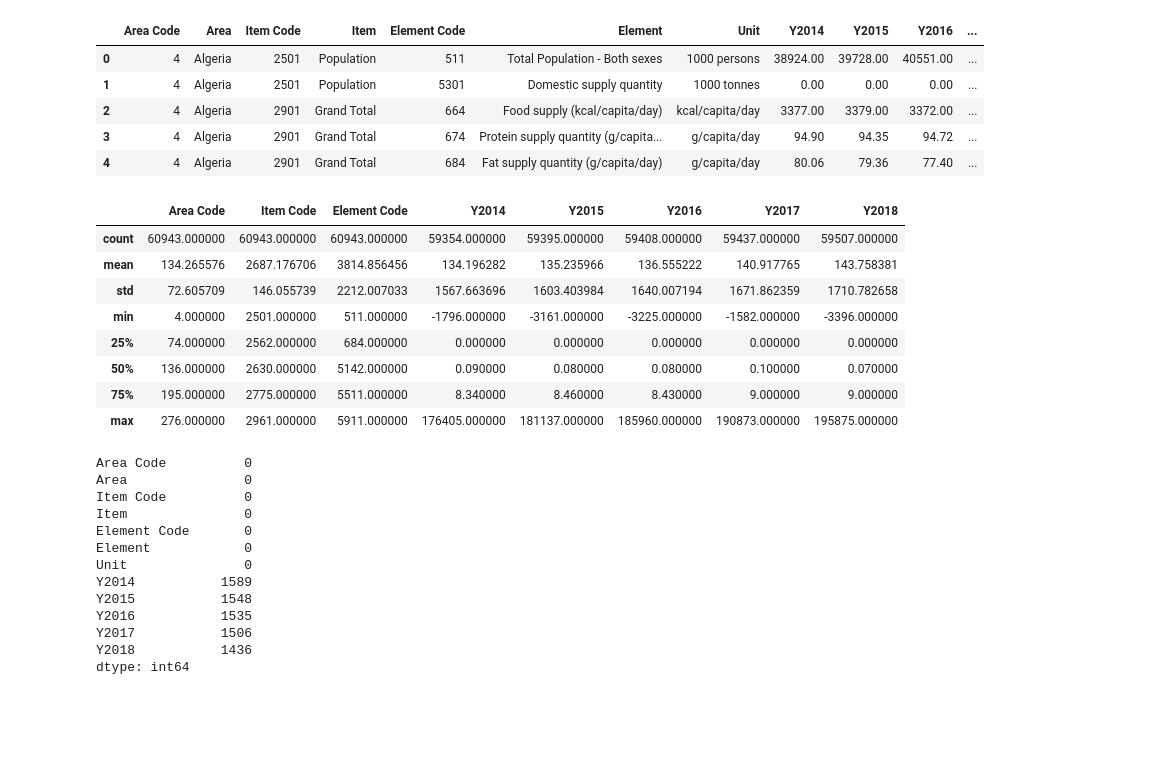
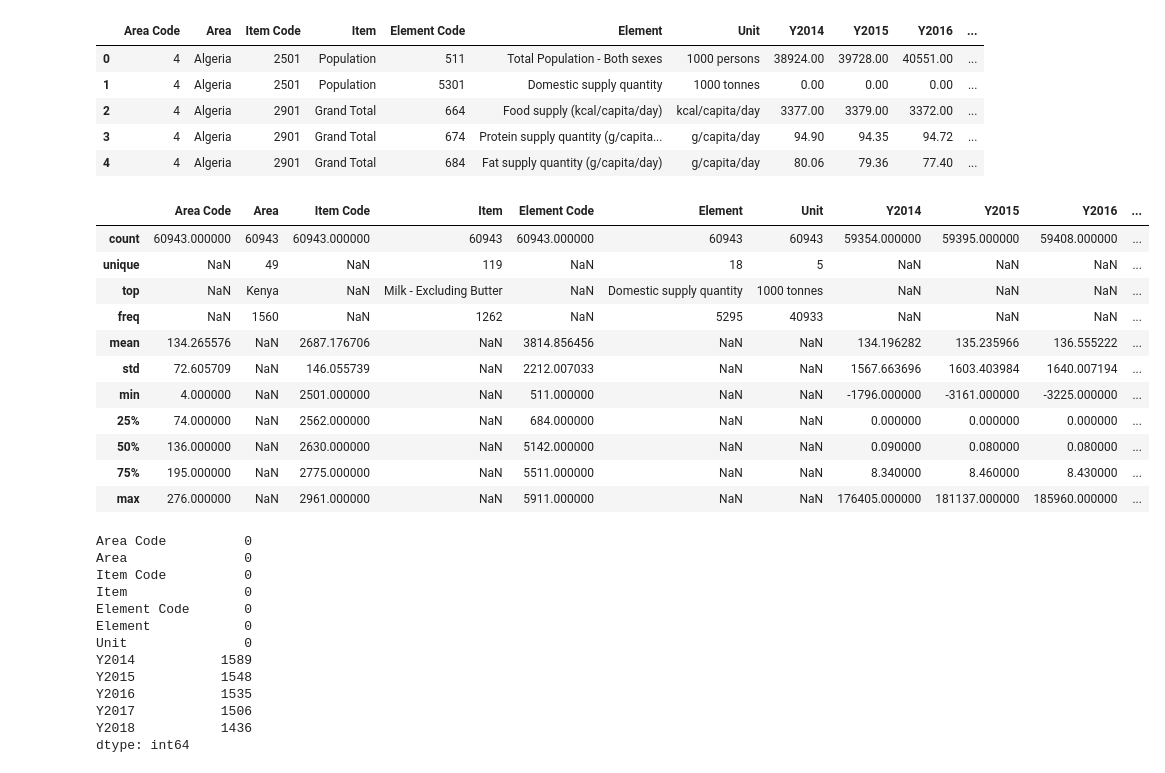
Before and after one commit to Rubylena/Quiz1, a Jupyter notebook: Quiz 1.ipynb, the cells around one changed output. Drawn from its saved outputs; the diff is of its cells as text; code cells hidden in the pictures; blank space fills up the shorter version.

```diff
--- a/Quiz 1.ipynb
+++ b/Quiz 1.ipynb
@@ -13,15 +30,18 @@ climate_data.head(5)
 | 3 | 4 | Algeria | 2901 | Grand Total | 674 | Protein supply quantity (g/capita... | g/capita/day | 94.90 | 94.35 | 94.72 | ... |
 | 4 | 4 | Algeria | 2901 | Grand Total | 684 | Fat supply quantity (g/capita/day) | g/capita/day | 80.06 | 79.36 | 77.40 | ... |
 # %%
-climate_data.describe()
+climate_data.describe(include='all')
 # %% [output]
-|  | Area Code | Item Code | Element Code | Y2014 | Y2015 | Y2016 | Y2017 | Y2018 |
-| count | 60943.000000 | 60943.000000 | 60943.000000 | 59354.000000 | 59395.000000 | 59408.000000 | 59437.000000 | 59507.000000 |
-| mean | 134.265576 | 2687.176706 | 3814.856456 | 134.196282 | 135.235966 | 136.555222 | 140.917765 | 143.758381 |
-| std | 72.605709 | 146.055739 | 2212.007033 | 1567.663696 | 1603.403984 | 1640.007194 | 1671.862359 | 1710.782658 |
-| min | 4.000000 | 2501.000000 | 511.000000 | -1796.000000 | -3161.000000 | -3225.000000 | -1582.000000 | -3396.000000 |
-| 25% | 74.000000 | 2562.000000 | 684.000000 | 0.000000 | 0.000000 | 0.000000 | 0.000000 | 0.000000 |
-| 50% | 136.000000 | 2630.000000 | 5142.000000 | 0.090000 | 0.080000 | 0.080000 | 0.100000 | 0.070000 |
-| 75% | 195.000000 | 2775.000000 | 5511.000000 | 8.340000 | 8.460000 | 8.430000 | 9.000000 | 9.000000 |
-| max | 276.000000 | 2961.000000 | 5911.000000 | 176405.000000 | 181137.000000 | 185960.000000 | 190873.000000 | 195875.000000 |
+|  | Area Code | Area | Item Code | Item | Element Code | Element | Unit | Y2014 | Y2015 | Y2016 | ... |
+| count | 60943.000000 | 60943 | 60943.000000 | 60943 | 60943.000000 | 60943 | 60943 | 59354.000000 | 59395.000000 | 59408.000000 | ... |
+| unique | NaN | 49 | NaN | 119 | NaN | 18 | 5 | NaN | NaN | NaN | ... |
+| top | NaN | Kenya | NaN | Milk - Excluding Butter | NaN | Domestic supply quantity | 1000 tonnes | NaN | NaN | NaN | ... |
+| freq | NaN | 1560 | NaN | 1262 | NaN | 5295 | 40933 | NaN | NaN | NaN | ... |
+| mean | 134.265576 | NaN | 2687.176706 | NaN | 3814.856456 | NaN | NaN | 134.196282 | 135.235966 | 136.555222 | ... |
+| std | 72.605709 | NaN | 146.055739 | NaN | 2212.007033 | NaN | NaN | 1567.663696 | 1603.403984 | 1640.007194 | ... |
+| min | 4.000000 | NaN | 2501.000000 | NaN | 511.000000 | NaN | NaN | -1796.000000 | -3161.000000 | -3225.000000 | ... |
+| 25% | 74.000000 | NaN | 2562.000000 | NaN | 684.000000 | NaN | NaN | 0.000000 | 0.000000 | 0.000000 | ... |
+| 50% | 136.000000 | NaN | 2630.000000 | NaN | 5142.000000 | NaN | NaN | 0.090000 | 0.080000 | 0.080000 | ... |
+| 75% | 195.000000 | NaN | 2775.000000 | NaN | 5511.000000 | NaN | NaN | 8.340000 | 8.460000 | 8.430000 | ... |
+| max | 276.000000 | NaN | 2961.000000 | NaN | 5911.000000 | NaN | NaN | 176405.000000 | 181137.000000 | 185960.000000 | ... |
 # %%
```
Also changed, not shown: parts of 16 cells of this notebook.
